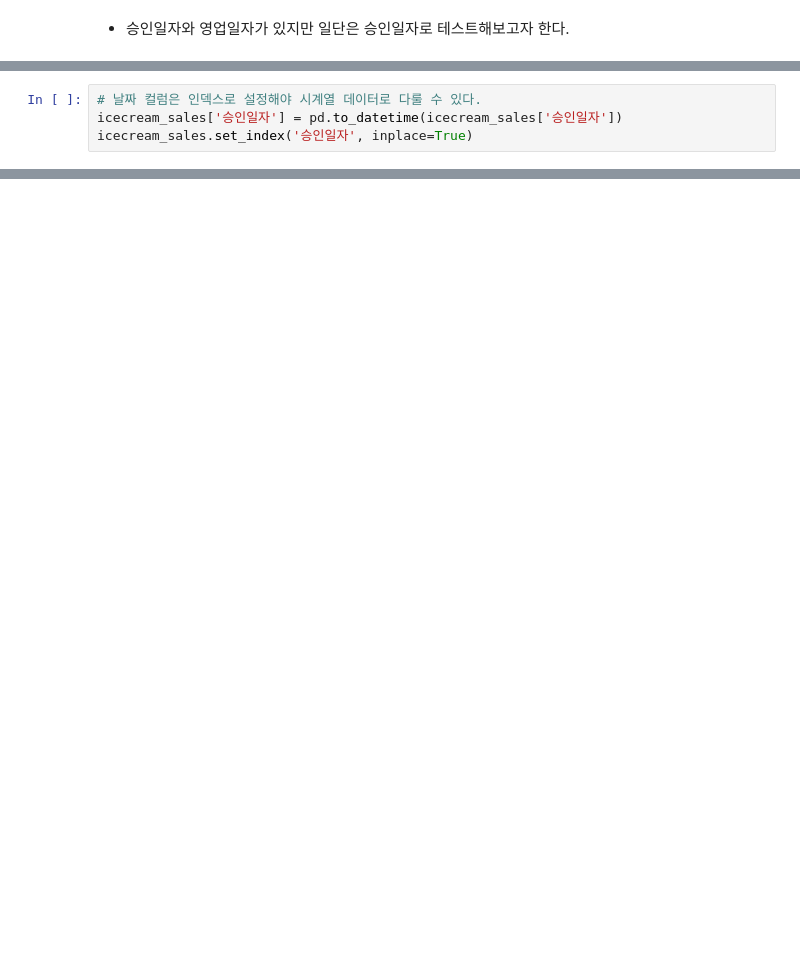
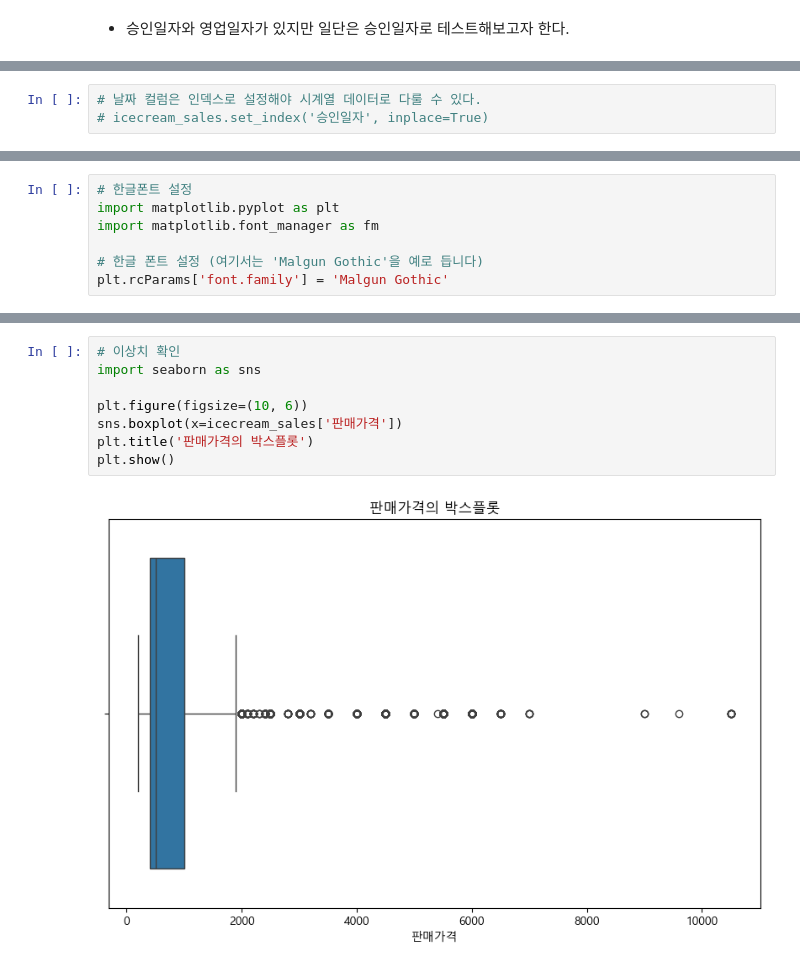
Before and after one commit to eeuuais/analysis-icecream-ml, a Jupyter notebook: notebooks/regression.ipynb, the cells around one changed output, grey strips where cells are left out. Cells and saved outputs as stored; diff of their text form; blank space fills up the shorter version.

```diff
--- a/notebooks/regression.ipynb
+++ b/notebooks/regression.ipynb
@@ -38,4 +59,3 @@ memory usage: 7.0+ MB
 # %%
 # 날짜 컬럼은 인덱스로 설정해야 시계열 데이터로 다룰 수 있다.
-icecream_sales['승인일자'] = pd.to_datetime(icecream_sales['승인일자'])
-icecream_sales.set_index('승인일자', inplace=True)
+# icecream_sales.set_index('승인일자', inplace=True)
@@ -44 +62,8 @@ KeyError: '승인일자'
+# %%
+# 한글폰트 설정
+import matplotlib.pyplot as plt
+import matplotlib.font_manager as fm
+
+# 한글 폰트 설정 (여기서는 'Malgun Gothic'을 예로 듭니다)
+plt.rcParams['font.family'] = 'Malgun Gothic'
 # %%
@@ -63,0 +78,10 @@ memory usage: 7.0+ MB
+# %%
+# 이상치 확인
+import seaborn as sns
+
+plt.figure(figsize=(10, 6))
+sns.boxplot(x=icecream_sales['판매가격'])
+plt.title('판매가격의 박스플롯')
+plt.show()
+# %% [output]
+[figure, added]
```
Also changed, not shown: parts of 8 cells of this notebook.
